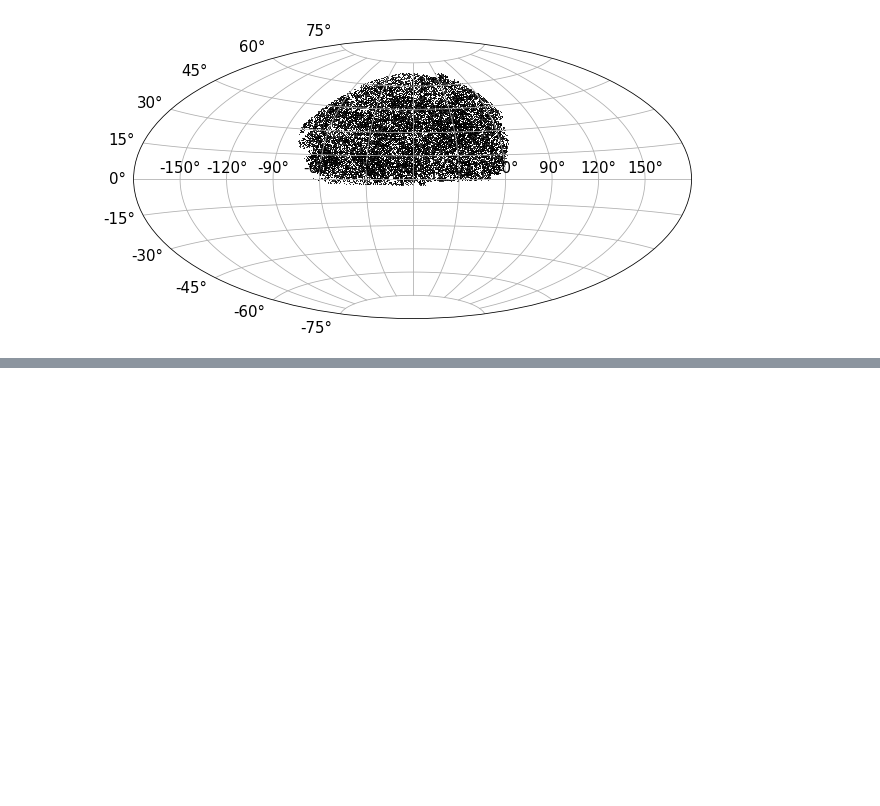
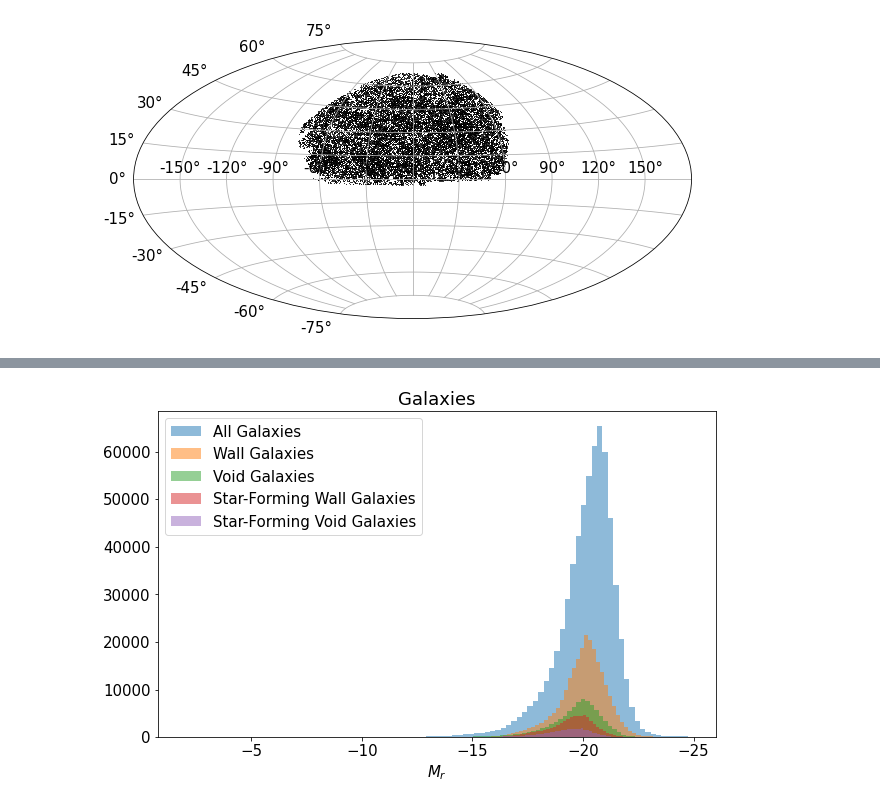
Before and after one commit to kadglass/SmallScale, a Jupyter notebook: Wall and Void Dwarfs in Catalog.ipynb, the cells around one changed output, grey strips where cells are left out. Cells and saved outputs as stored; diff of their text form; code cells hidden in the pictures; blank space fills up the shorter version.

```diff
--- a/Wall and Void Dwarfs in Catalog.ipynb
+++ b/Wall and Void Dwarfs in Catalog.ipynb
@@ -259,0 +284,22 @@ print((len(dwarf_table[dwarf_void & sfd]) / len(gal_table[gal_void & g_sfd]))*10
+# %%
+x = gal_table['ELPETRO_ABSMAG_r']
+y = gal_table[gal_wall]['ELPETRO_ABSMAG_r']
+z = gal_table[gal_void]['ELPETRO_ABSMAG_r']
+a = gal_table[gal_wall & g_sfd]['ELPETRO_ABSMAG_r']
+b = gal_table[gal_void & g_sfd]['ELPETRO_ABSMAG_r']
+
+bins = 100 #np.linspace(-25, -12, 100)
+
+plt.hist(x[~np.isinf(x)], bins, alpha=0.5, label='All Galaxies')
+plt.hist(y[~np.isinf(y)], bins, alpha=0.5, label='Wall Galaxies')
+plt.hist(z[~np.isinf(z)], bins, alpha=0.5, label='Void Galaxies')
+plt.hist(a[~np.isinf(a)], bins, alpha=0.5, label='Star-Forming Wall Galaxies')
+plt.hist(b[~np.isinf(b)], bins, alpha=0.5, label='Star-Forming Void Galaxies')
+
+plt.xlim(max(x[~np.isinf(x)]), min(x[~np.isinf(x)])-1)
+plt.xlabel('$M_{r}$')
+plt.title('Galaxies')
+plt.legend(loc='upper left')
+plt.show()
+# %% [output]
+[figure, added]
```
Also changed, not shown: parts of 16 cells of this notebook.
